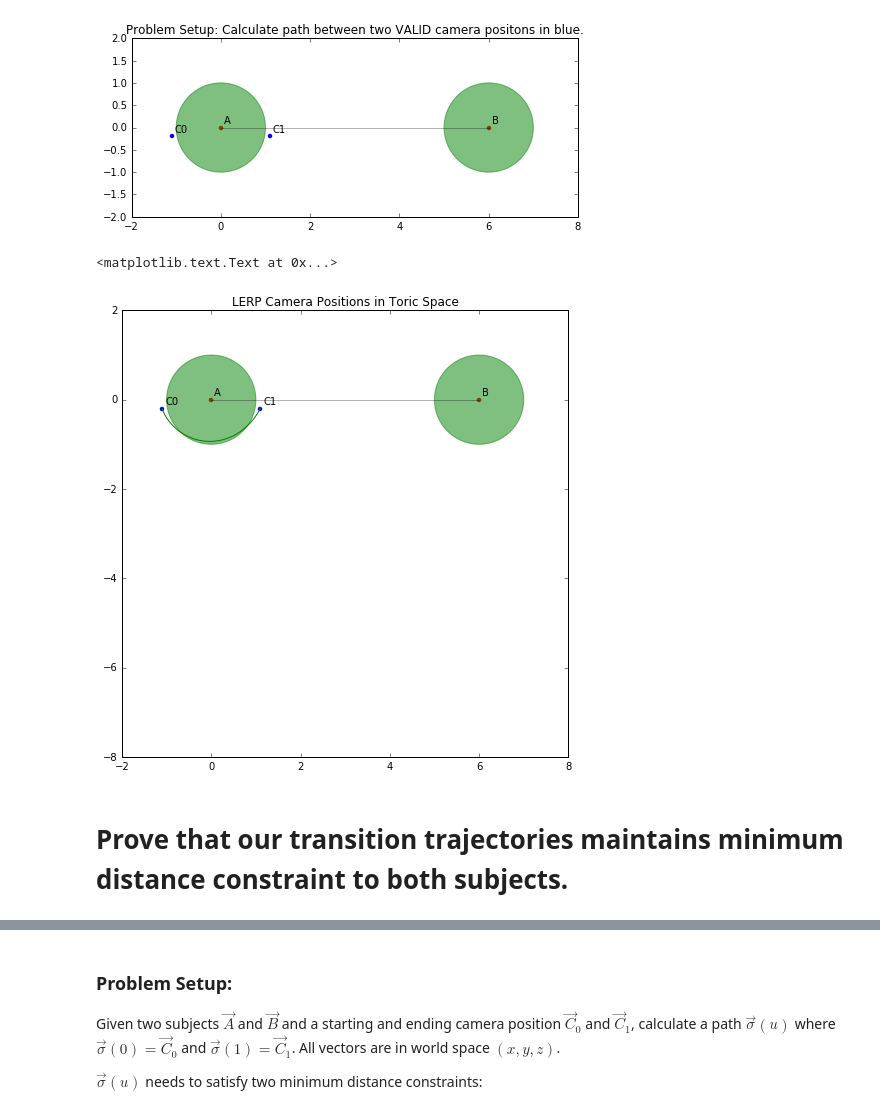
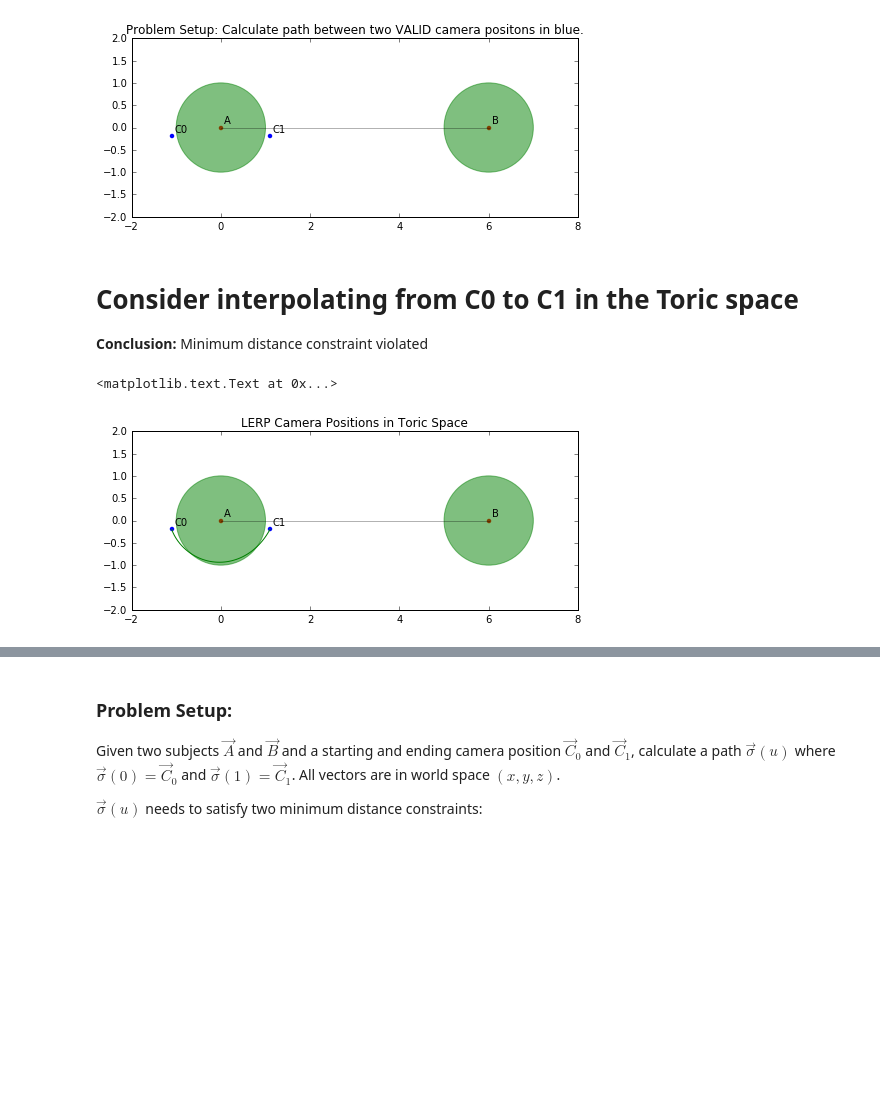
Before and after one commit to njoubert/spooky, a Jupyter notebook: experiments/ipython/NJ - 06 - Toric Interpolation Proof of Min Dist Constraint Maintenance.ipynb, the cells around one changed output, grey strips where cells are left out. Drawn from its saved outputs; the diff is of its cells as text; code cells hidden in the pictures; blank space fills up the shorter version.

Commit message:
Proved that neither of our interpolation schemes satisfy a minimum distance constraint

```diff
--- a/experiments/ipython/NJ - 06 - Toric Interpolation Proof of Min Dist Constraint Maintenance.ipynb
+++ b/experiments/ipython/NJ - 06 - Toric Interpolation Proof of Min Dist Constraint Maintenance.ipynb
@@ -73,43 +110,35 @@ plt.title("Problem Setup: Calculate path between two VALID camera positons in bl
 # %% [output]
 <matplotlib.text.Text at 0x...>
 [figure]
+# %% [markdown]
+# Consider interpolating from C0 to C1 in the Toric space
+
+**Conclusion:** Minimum distance constraint violated
 # %%
-drawSetup()
+drawSetup(fudgeY_neg=2)
 
 def map_toric_to_cam(a):
     t = toric.Toric3(toric.RadianPi(a[0]),toric.Radian2Pi(a[1]),toric.RadianPi(a[2]))
     return toric.Toric3_ToWorldPositionNP(t, PA_1, PB_1)
 
 C_0_toric = toric.Toric3_FromWorldPosition(C_0,PA_1,PB_1)
 C_1_toric = toric.Toric3_FromWorldPosition(C_1,PA_1,PB_1)
 
-# Alpha is easy to interpolate
-alpha_lin = np.linspace(C_0_toric.getAlpha().valueRadians(),C_1_toric.getAlpha().valueRadians())
 
-# Theta we want to interpolate by mapping the space "theta in [0, 2(pi - alpha)]" to "[0,1]", and interpolating in the latter.
-# so first we will extract the start and end alphas and equivalent thetas.
-theta0 = C_0_toric.getTheta().valueRadians()
-theta1 = C_1_toric.getTheta().valueRadians()
-theta0_max = 2*(np.pi - C_0_toric.getAlpha().valueRadians())
-theta1_max = 2*(np.pi - C_1_toric.getAlpha().valueRadians())
-
-theta0_lerpspace = theta0/theta0_max
-theta1_lerpspace = theta1/theta1_max
-
-theta_lerpspace_lin = np.linspace(theta0_lerpspace,theta1_lerpspace)
-theta_lin = theta_lerpspace_lin * (2*(np.pi - alpha_lin))
-
-# Phi is easy to interpolate
-phi_lin   = np.linspace(C_0_toric.getPhi().valueRadians(),  C_1_toric.getPhi().valueRadians())
+alpha_lin, theta_lin, phi_lin = linspace_toric(
+    C_0_toric.getAlpha().valueRadians(),
+    C_1_toric.getAlpha().valueRadians(),
+    C_0_toric.getTheta().valueRadians(),
+    C_1_toric.getTheta().valueRadians(),
+    C_0_toric.getPhi().valueRadians(),
+    C_1_toric.getPhi().valueRadians())
 
 P = np.c_[ alpha_lin, theta_lin, phi_lin ]
 C = np.apply_along_axis(map_toric_to_cam, axis=1, arr=P)
 
 plt.plot(C[:,0],C[:,1], c="green")
 
 plt.title("LERP Camera Positions in Toric Space")
 # %% [output]
 <matplotlib.text.Text at 0x...>
-[figure, old version]
+[figure, new version]
-# %% [markdown]
-# Prove that our transition trajectories maintains minimum distance constraint to both subjects.
```
Also changed, not shown: parts of 18 cells of this notebook.
